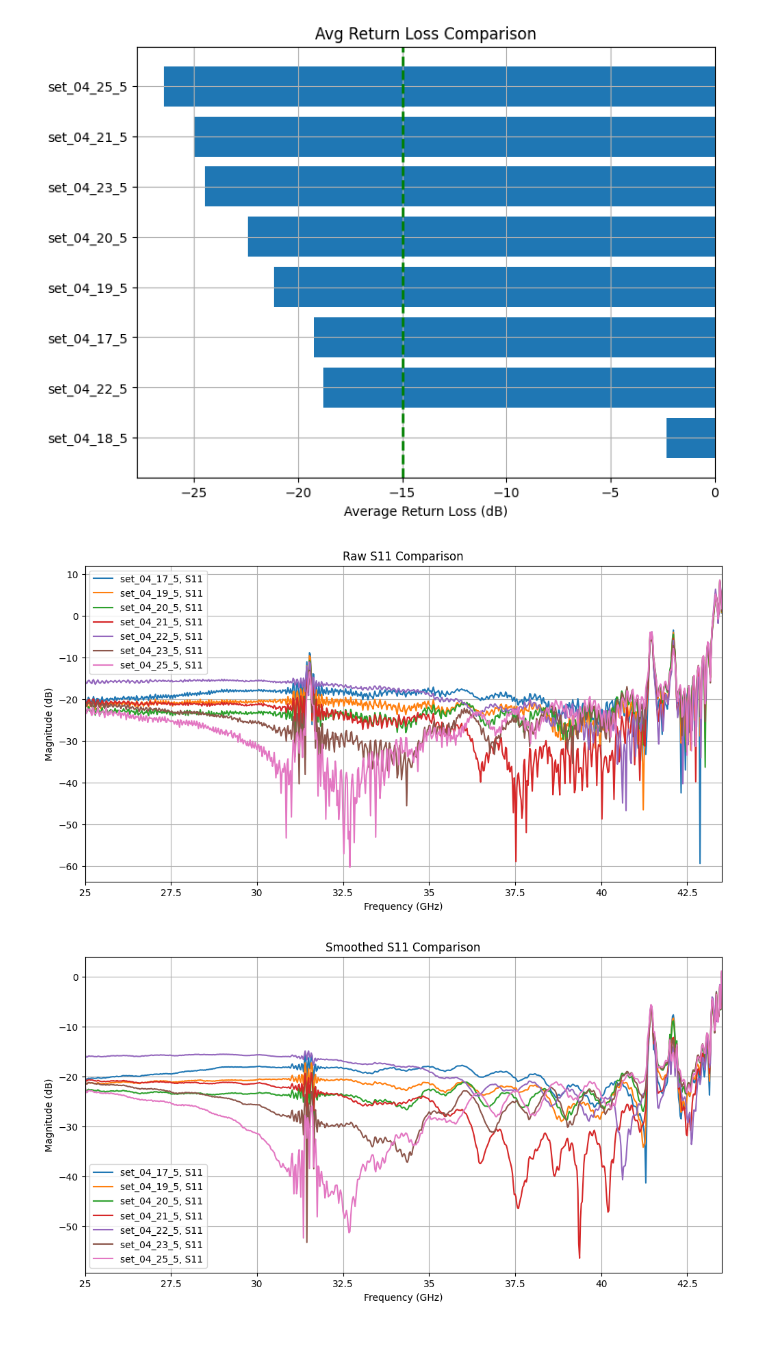
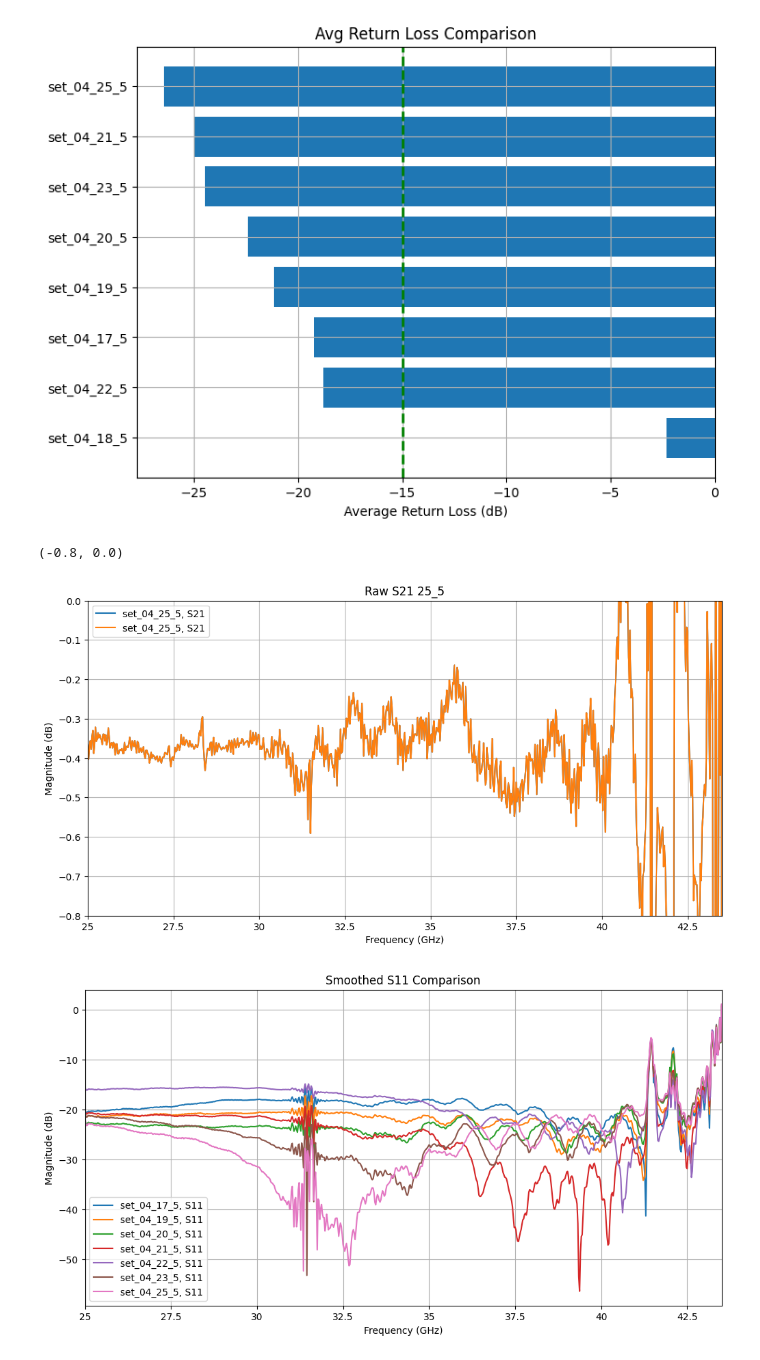
Before and after one commit to hrithik254/HFSS-layouts, a Jupyter notebook: Samples/quarter_wafer_sapphire/meas_data_report_03thmarch.ipynb, the cells around one changed output. Saved outputs shown, nothing was run; the diff lists cells and outputs as text; code cells hidden in the pictures.

```diff
--- a/Samples/quarter_wafer_sapphire/meas_data_report_03thmarch.ipynb
+++ b/Samples/quarter_wafer_sapphire/meas_data_report_03thmarch.ipynb
@@ -128,21 +128,25 @@ plt.show()
 # %% [output]
 [figure]
 # %%
-set_04_measured, set_04_smoothed = load_directory(r'03_mar_meas_data', window=9, poly=3)
+set_04_measured, set_04_smoothed = load_directory(r'03_mar_meas_data(sample1)', window=9, poly=3)
 
 set_04_measured = set_04_measured[:6] + set_04_measured[7:]   # skip 18.5 iteration network
 set_04_smoothed = set_04_smoothed[:6] + set_04_smoothed[7:]   # skip 18.5 iteration network
 
 plt.figure(figsize=(12,6))
-plt.title("Raw S11 Comparison")
+plt.title("Raw S21 25_5")
 plt.grid()
-for ntwk in set_04_measured[5:]:   # skip the first 4 networks
-    ntwk.frequency.unit = 'GHz'
-    ntwk.plot_s_db(m=0,n=0)
-plt.savefig('Plotted_results_03_march/Raw S11 Comparison', dpi=300, bbox_inches='tight') # Save the figure with high resolution and tight layout
-# plt.ylim(-30, 0)
+set_04_measured[11].frequency.unit = 'GHz'
+set_04_measured[11].plot_s_db(m=1,n=0)
+set_04_measured[11].plot_s_db(m=1,n=0)
+# for ntwk in set_04_measured[5:]:   # skip the first 4 networks
+#     ntwk.frequency.unit = 'GHz'
+#     ntwk.plot_s_db(m=0,n=0)
+plt.savefig('Plotted_results_03_march/Raw S21 25_5', dpi=300, bbox_inches='tight') # Save the figure with high resolution and tight layout
+plt.ylim(-0.8, 0)
 # %% [output]
+(-0.8, 0.0)
-[figure, old version]
+[figure, new version]
 # %%
 plt.figure(figsize=(12,6))
 plt.title("Smoothed S11 Comparison")
```
Also changed, not shown: parts of 1 cell of this notebook, 2 other files.
